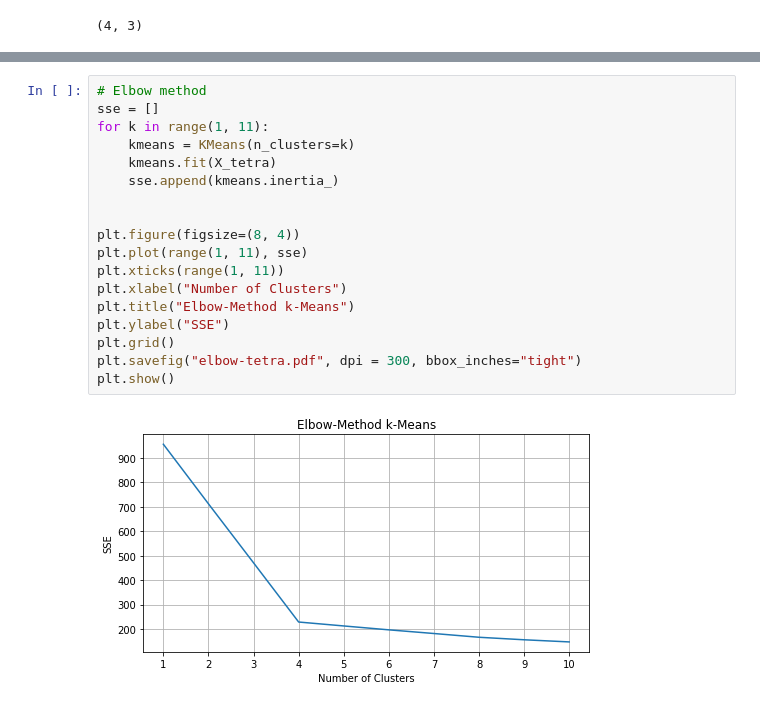
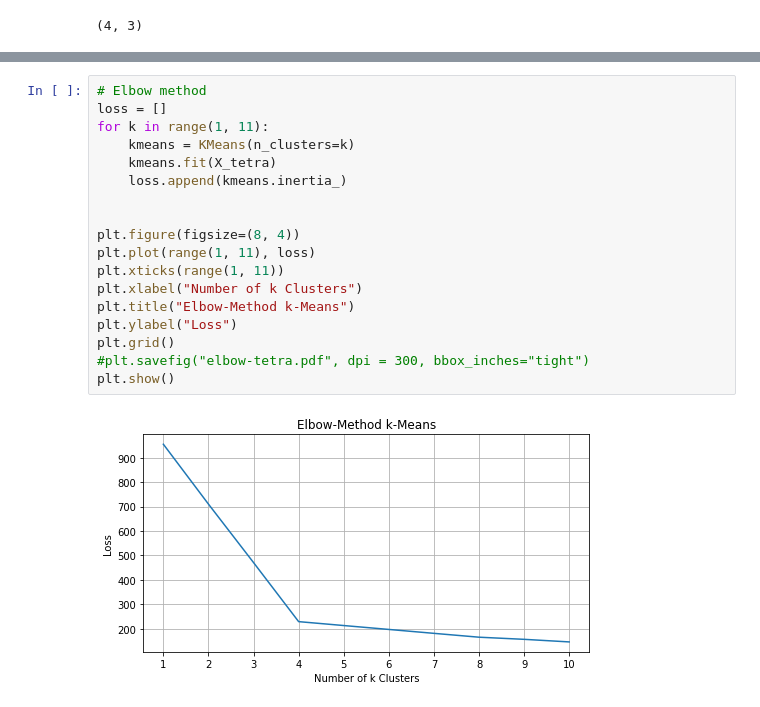
Before and after one commit to Timgrau/Machinelearning, a Jupyter notebook: Clustering/K-Means.ipynb, the cells around one changed output, grey strips where cells are left out. Cells and saved outputs as stored; diff of their text form.

Commit message:
Elbow-Method

```diff
--- a/Clustering/K-Means.ipynb
+++ b/Clustering/K-Means.ipynb
@@ -152,20 +152,20 @@ array([[  0,   0,   0, 100],
 # %%
 # Elbow method
-sse = []
+loss = []
 for k in range(1, 11):
     kmeans = KMeans(n_clusters=k)
     kmeans.fit(X_tetra)
-    sse.append(kmeans.inertia_)
+    loss.append(kmeans.inertia_)
 
 
 plt.figure(figsize=(8, 4))
-plt.plot(range(1, 11), sse)
+plt.plot(range(1, 11), loss)
 plt.xticks(range(1, 11))
-plt.xlabel("Number of Clusters")
+plt.xlabel("Number of k Clusters")
 plt.title("Elbow-Method k-Means")
-plt.ylabel("SSE")
+plt.ylabel("Loss")
 plt.grid()
-plt.savefig("elbow-tetra.pdf", dpi = 300, bbox_inches="tight")
+#plt.savefig("elbow-tetra.pdf", dpi = 300, bbox_inches="tight")
 plt.show()
 # %% [output]
-[figure, old version]
+[figure, new version]
```
Also changed, not shown: parts of 2 cells of this notebook.
